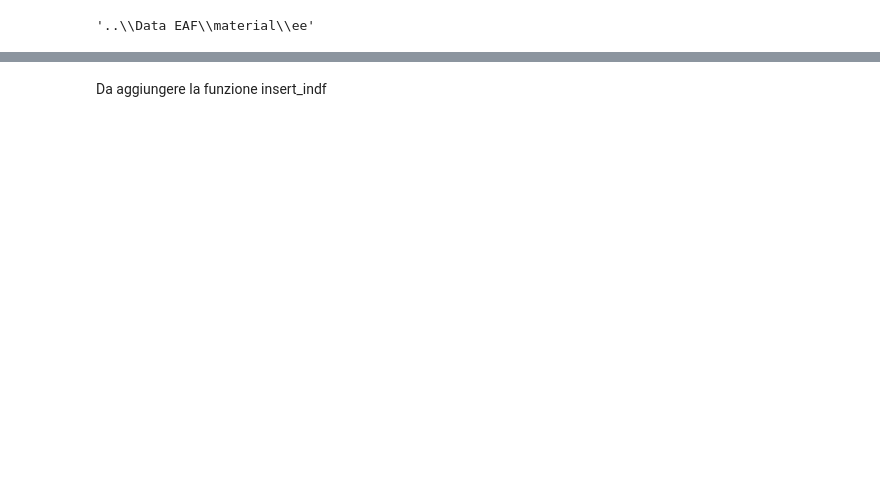
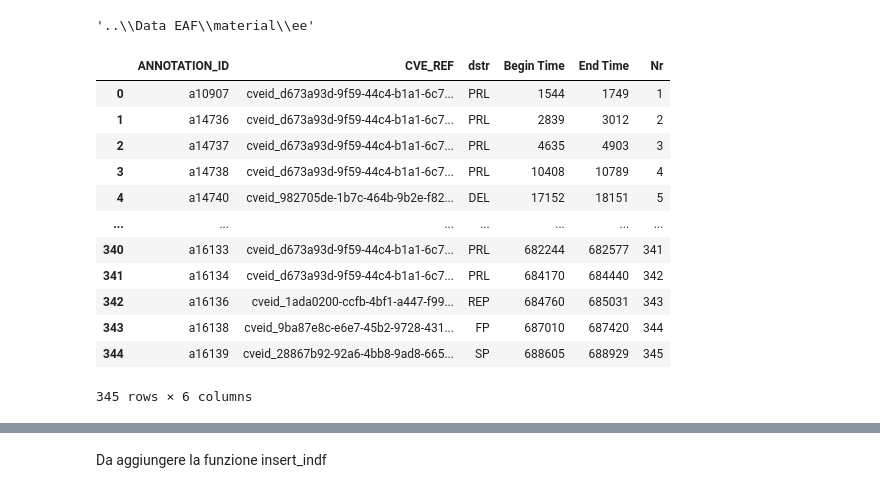
Before and after one commit to jamslaugh/tacotron2_thesis, a Jupyter notebook: Data EAF/Training Data - EAF/data_extraction.ipynb, the cells around one changed output, grey strips where cells are left out. Saved outputs shown, nothing was run; the diff lists cells and outputs as text; code cells hidden in the pictures; blank space fills up the shorter version.

```diff
--- a/Data EAF/Training Data - EAF/data_extraction.ipynb
+++ b/Data EAF/Training Data - EAF/data_extraction.ipynb
@@ -22,15 +22,15 @@ class EafReader():
                     annot_df.append(k.attrib)
                     annot.append(k.find('ANNOTATION_VALUE').text)
         return annot, annot_df
-    def dataframe_creator(self,annot,AnnotDf):
+    def dataframe_creator(self,annot,AnnotDf,annot_type='dstr'):
         annot_df = pd.DataFrame(AnnotDf)
-        annot_df['dstr'] = annot
+        annot_df[annot_type] = annot
         annot_df = pd.merge(annot_df,data_time,
                             left_on='TIME_SLOT_REF1',
                             right_on='TIME_SLOT_ID',
                             how='left')
         annot_df = annot_df.rename(columns={'TIME_VALUE':'Begin Time',
-                                            'annotation':'dstr'}).drop('TIME_SLOT_ID',axis=1)
+                                            'annotation':annot_type}).drop('TIME_SLOT_ID',axis=1)
         annot_df = pd.merge(annot_df,
                             data_time,
                             left_on='TIME_SLOT_REF2',
@@ -39,10 +39,27 @@ class EafReader():
         annot_df.drop(['TIME_SLOT_REF1','TIME_SLOT_REF2','TIME_SLOT_ID'],
                       axis=1,
                       inplace=True)
+        annot_df[['Begin Time','End Time']] = annot_df[['Begin Time','End Time']].apply(lambda x: x.astype('int64'))
+        annot_df['Nr'] = annot_df.index +1
         return annot_df
 # %%
 rdr = EafReader('G01V01P01_L.eaf','..\materials')
 # %%
 dstr_annot, dstr_annot_df = rdr.parser('dstr')
 dstr_ = rdr.dataframe_creator(dstr_annot,dstr_annot_df)
+dstr_
+# %% [output]
+|  | ANNOTATION_ID | CVE_REF | dstr | Begin Time | End Time | Nr |
+| 0 | a10907 | cveid_d673a93d-9f59-44c4-b1a1-6c7... | PRL | 1544 | 1749 | 1 |
+| 1 | a14736 | cveid_d673a93d-9f59-44c4-b1a1-6c7... | PRL | 2839 | 3012 | 2 |
+| 2 | a14737 | cveid_d673a93d-9f59-44c4-b1a1-6c7... | PRL | 4635 | 4903 | 3 |
+| 3 | a14738 | cveid_d673a93d-9f59-44c4-b1a1-6c7... | PRL | 10408 | 10789 | 4 |
+| 4 | a14740 | cveid_982705de-1b7c-464b-9b2e-f82... | DEL | 17152 | 18151 | 5 |
+| ... | ... | ... | ... | ... | ... | ... |
+| 340 | a16133 | cveid_d673a93d-9f59-44c4-b1a1-6c7... | PRL | 682244 | 682577 | 341 |
+| 341 | a16134 | cveid_d673a93d-9f59-44c4-b1a1-6c7... | PRL | 684170 | 684440 | 342 |
+| 342 | a16136 | cveid_1ada0200-ccfb-4bf1-a447-f99... | REP | 684760 | 685031 | 343 |
+| 343 | a16138 | cveid_9ba87e8c-e6e7-45b2-9728-431... | FP | 687010 | 687420 | 344 |
+| 344 | a16139 | cveid_28867b92-92a6-4bb8-9ad8-665... | SP | 688605 | 688929 | 345 |
+345 rows × 6 columns
 # %%
```
Also changed, not shown: parts of 33 cells of this notebook, 2 other files.
